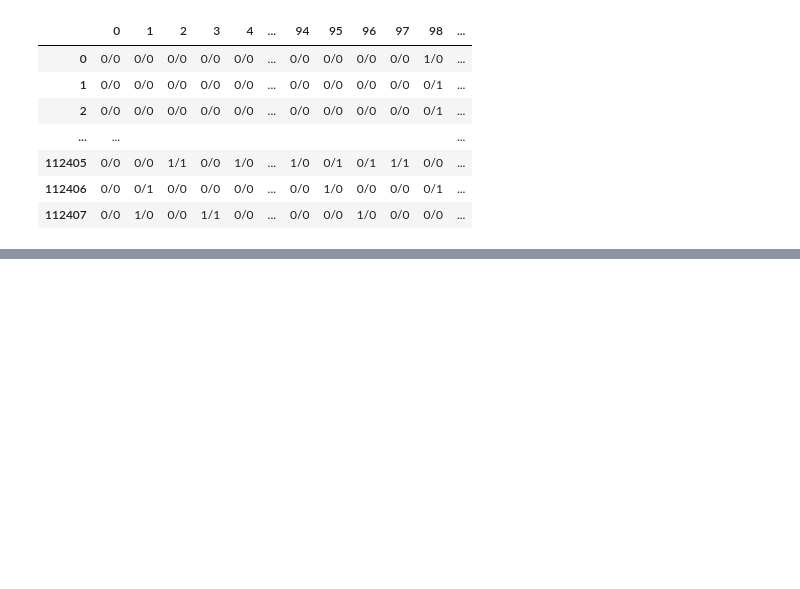
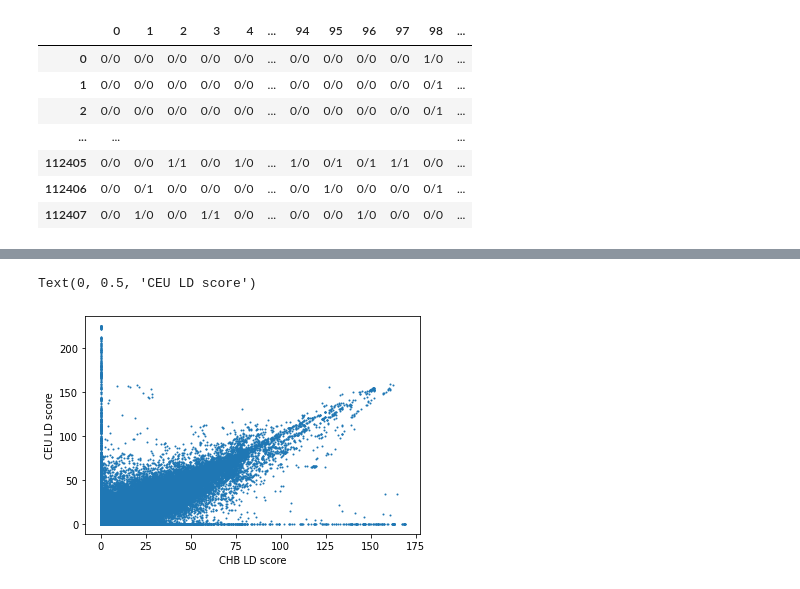
Before and after one commit to achyutha11/geo_LD_viz_v2, a Jupyter notebook: doc/notebooks/kxpexp.ipynb, the cells around one changed output, grey strips where cells are left out. Drawn from its saved outputs; the diff is of its cells as text; code cells hidden in the pictures; blank space fills up the shorter version.

```diff
--- a/doc/notebooks/kxpexp.ipynb
+++ b/doc/notebooks/kxpexp.ipynb
@@ -361,0 +385,9 @@ gf1
+# %%
+# Attempting to read in npz LD matrices and calculate LD score
+CHBfilepath = '../../data/ld_mats/chr22_ac5_K200_popCHB.npz'
+CEUfilepath = '../../data/ld_mats/chr22_ac5_K200_popCEU.npz'
+YRIfilepath = '../../data/ld_mats/chr22_ac5_K200_popYRI.npz'
+import numpy as np
+loadCHB = np.load(CHBfilepath)
+loadCEU = np.load(CEUfilepath)
+loadYRI = np.load(YRIfilepath)
@@ -361,0 +471,7 @@ gf1
+# %%
+plt.scatter(CHB_LDS, CEU_LDS, s=1)
+plt.xlabel("CHB LD score")
+plt.ylabel("CEU LD score")
+# %% [output]
+Text(0, 0.5, 'CEU LD score')
+[figure, added]
```
Also changed, not shown: parts of 30 cells of this notebook.
